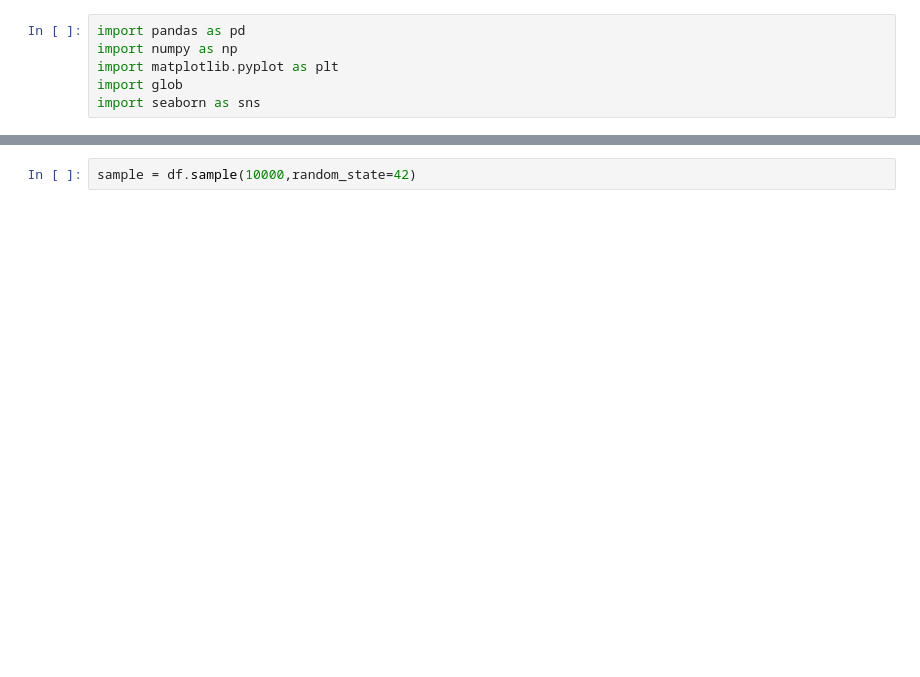
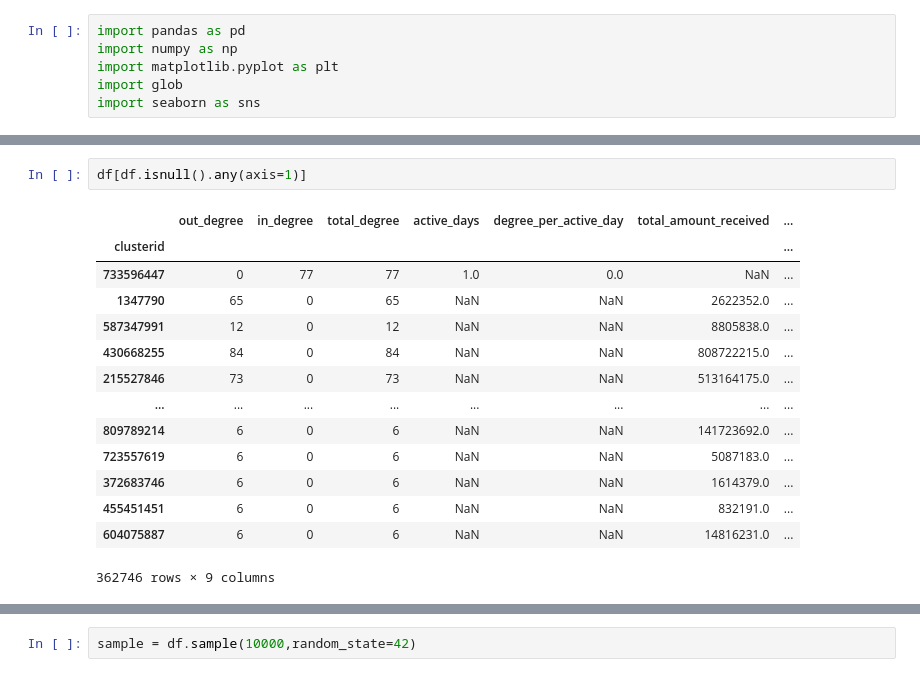
Before and after one commit to joraojr/bitcoin-fraud-detection, a Jupyter notebook: main.ipynb, the cells around one changed output, grey strips where cells are left out. Cells and saved outputs as stored; diff of their text form; blank space fills up the shorter version.

```diff
--- a/main.ipynb
+++ b/main.ipynb
@@ -25,3 +25,20 @@ df.head(10)
+# %%
+df[df.isnull().any(axis=1)]
+# %% [output]
+|  | out_degree | in_degree | total_degree | active_days | degree_per_active_day | total_amount_received | ... |
+| clusterid |  |  |  |  |  |  | ... |
+| 733596447 | 0 | 77 | 77 | 1.0 | 0.0 | NaN | ... |
+| 1347790 | 65 | 0 | 65 | NaN | NaN | 2622352.0 | ... |
+| 587347991 | 12 | 0 | 12 | NaN | NaN | 8805838.0 | ... |
+| 430668255 | 84 | 0 | 84 | NaN | NaN | 808722215.0 | ... |
+| 215527846 | 73 | 0 | 73 | NaN | NaN | 513164175.0 | ... |
+| ... | ... | ... | ... | ... | ... | ... | ... |
+| 809789214 | 6 | 0 | 6 | NaN | NaN | 141723692.0 | ... |
+| 723557619 | 6 | 0 | 6 | NaN | NaN | 5087183.0 | ... |
+| 372683746 | 6 | 0 | 6 | NaN | NaN | 1614379.0 | ... |
+| 455451451 | 6 | 0 | 6 | NaN | NaN | 832191.0 | ... |
+| 604075887 | 6 | 0 | 6 | NaN | NaN | 14816231.0 | ... |
+362746 rows × 9 columns
 # %%
 df.info(show_counts=True)
 # %% [output]
```
Also changed, not shown: parts of 10 cells of this notebook, 2 other files.
